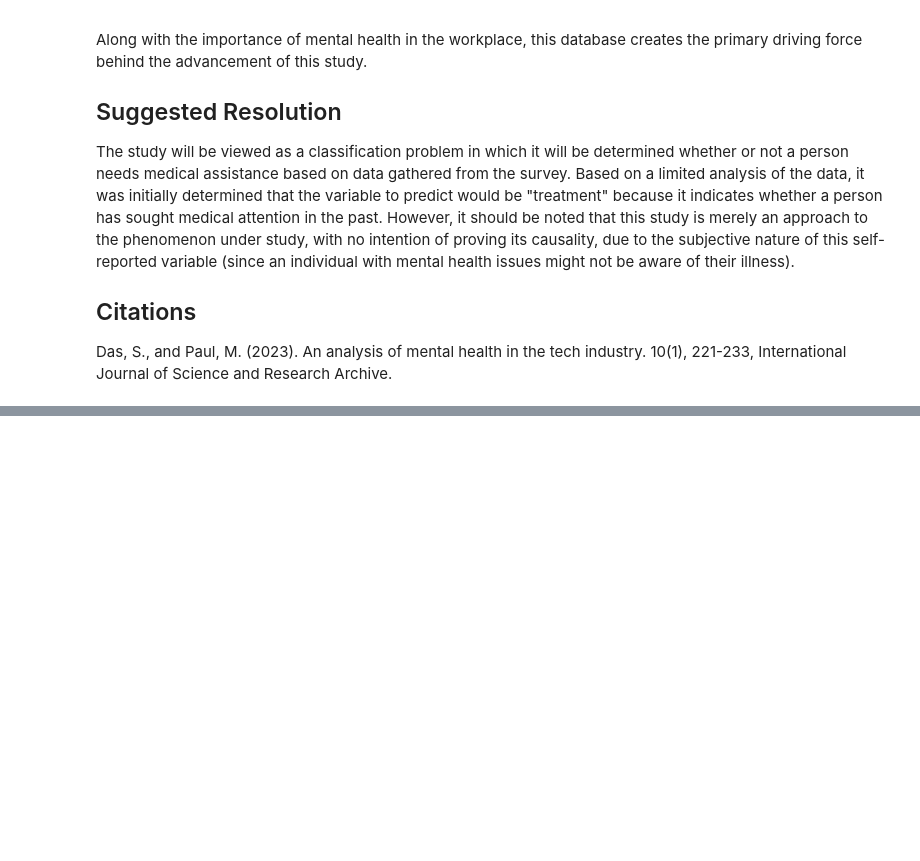
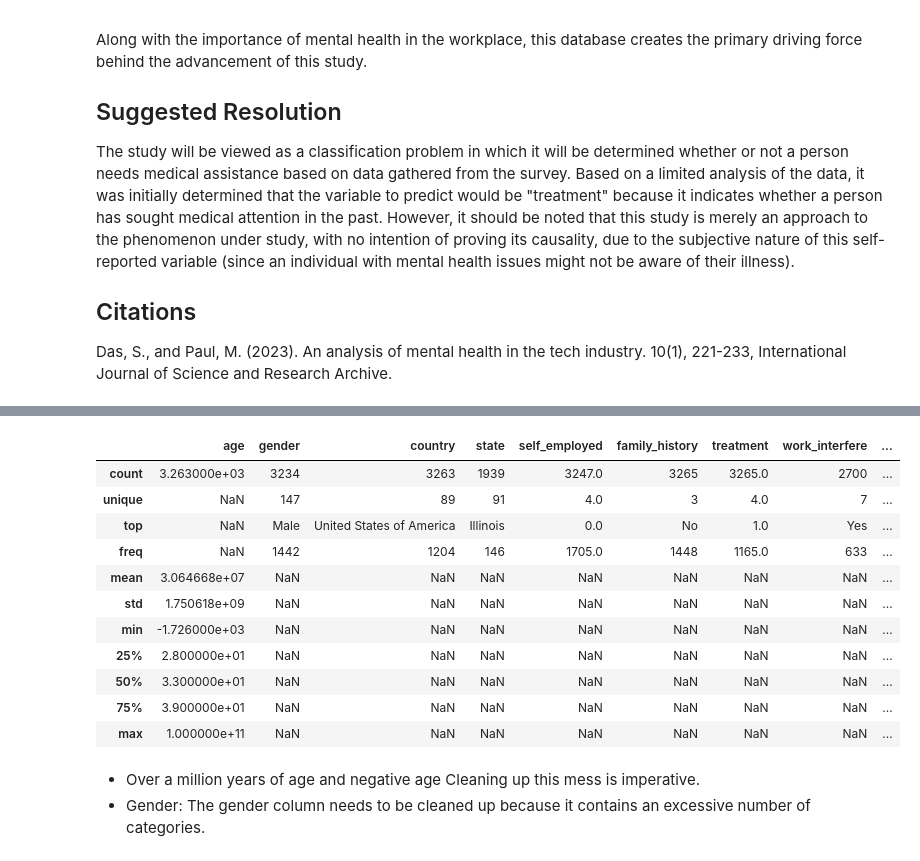
Before and after one commit to surajadkhari/Student-Mental-Health-Risk-Prediction, a Jupyter notebook: code.ipynb, the cells around one changed output, grey strips where cells are left out. Cells and saved outputs as stored; diff of their text form; code cells hidden in the pictures; blank space fills up the shorter version.

```diff
--- a/code.ipynb
+++ b/code.ipynb
@@ -59,0 +341,16 @@ The information provided here comes from Open Source Mental Illness (OSMI) surve
+# %%
+merged_df_all_years = pd.concat([
+
+    df_2016_cleaned,
+    df_2017_cleaned,
+    df_2018_cleaned,
+    df_2019_cleaned,
+    df_2020_cleaned,
+    df_2021_cleaned,
+    df_2022_cleaned,
+    df_2023_cleaned
+    ], ignore_index=True)
+
+
+print("Final merged shape:", merged_df_all_years.shape)
+merged_df_all_years.tail()
@@ -59,0 +365,18 @@ The information provided here comes from Open Source Mental Illness (OSMI) surve
+# %%
+round(merged_df_all_years.describe(include='all'),2)
+# %% [output]
+|  | age | gender | country | state | self_employed | family_history | treatment | work_interfere | ... |
+| count | 3.263000e+03 | 3234 | 3263 | 1939 | 3247.0 | 3265 | 3265.0 | 2700 | ... |
+| unique | NaN | 147 | 89 | 91 | 4.0 | 3 | 4.0 | 7 | ... |
+| top | NaN | Male | United States of America | Illinois | 0.0 | No | 1.0 | Yes | ... |
+| freq | NaN | 1442 | 1204 | 146 | 1705.0 | 1448 | 1165.0 | 633 | ... |
+| mean | 3.064668e+07 | NaN | NaN | NaN | NaN | NaN | NaN | NaN | ... |
+| std | 1.750618e+09 | NaN | NaN | NaN | NaN | NaN | NaN | NaN | ... |
+| min | -1.726000e+03 | NaN | NaN | NaN | NaN | NaN | NaN | NaN | ... |
+| 25% | 2.800000e+01 | NaN | NaN | NaN | NaN | NaN | NaN | NaN | ... |
+| 50% | 3.300000e+01 | NaN | NaN | NaN | NaN | NaN | NaN | NaN | ... |
+| 75% | 3.900000e+01 | NaN | NaN | NaN | NaN | NaN | NaN | NaN | ... |
+| max | 1.000000e+11 | NaN | NaN | NaN | NaN | NaN | NaN | NaN | ... |
+# %% [markdown]
+- Over a million years of age and negative age Cleaning up this mess is imperative.
+- Gender: The gender column needs to be cleaned up because it contains an excessive number of categories.
```
Also changed, not shown: parts of 43 cells of this notebook.
